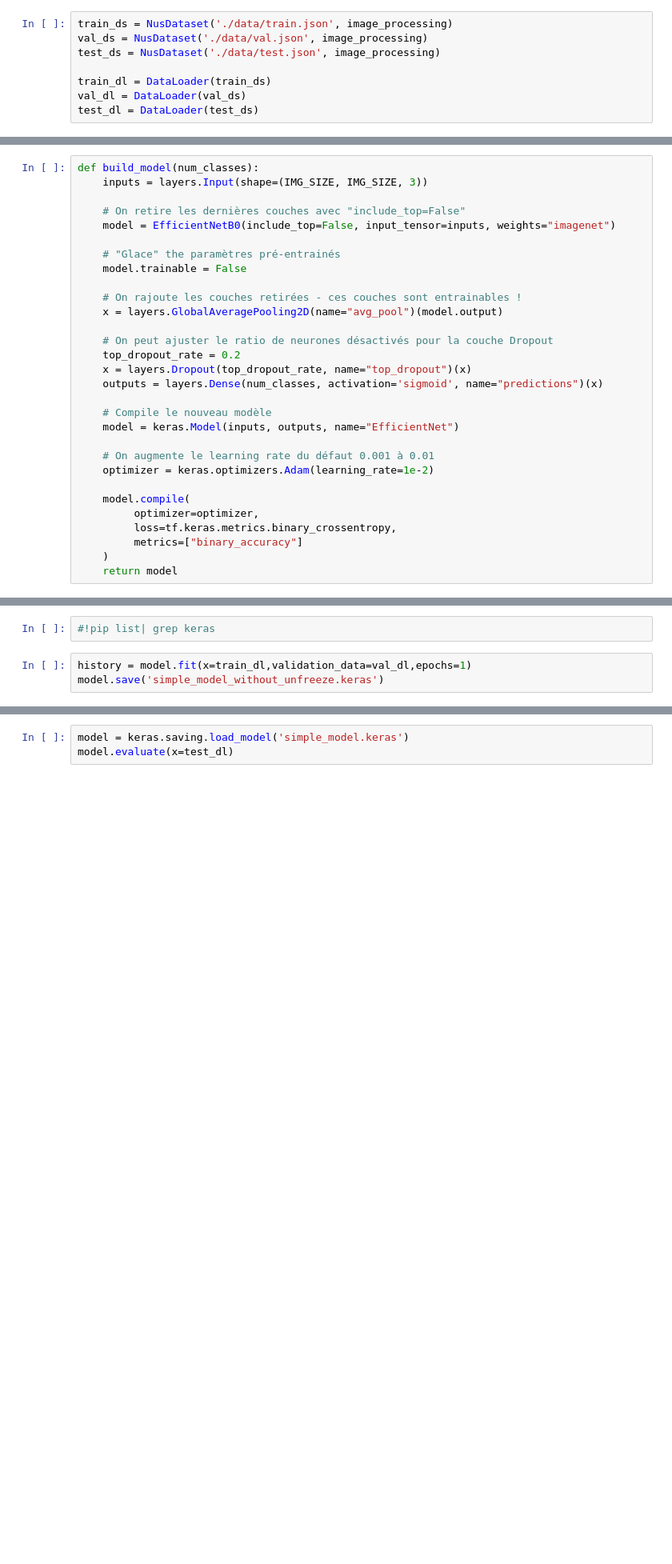
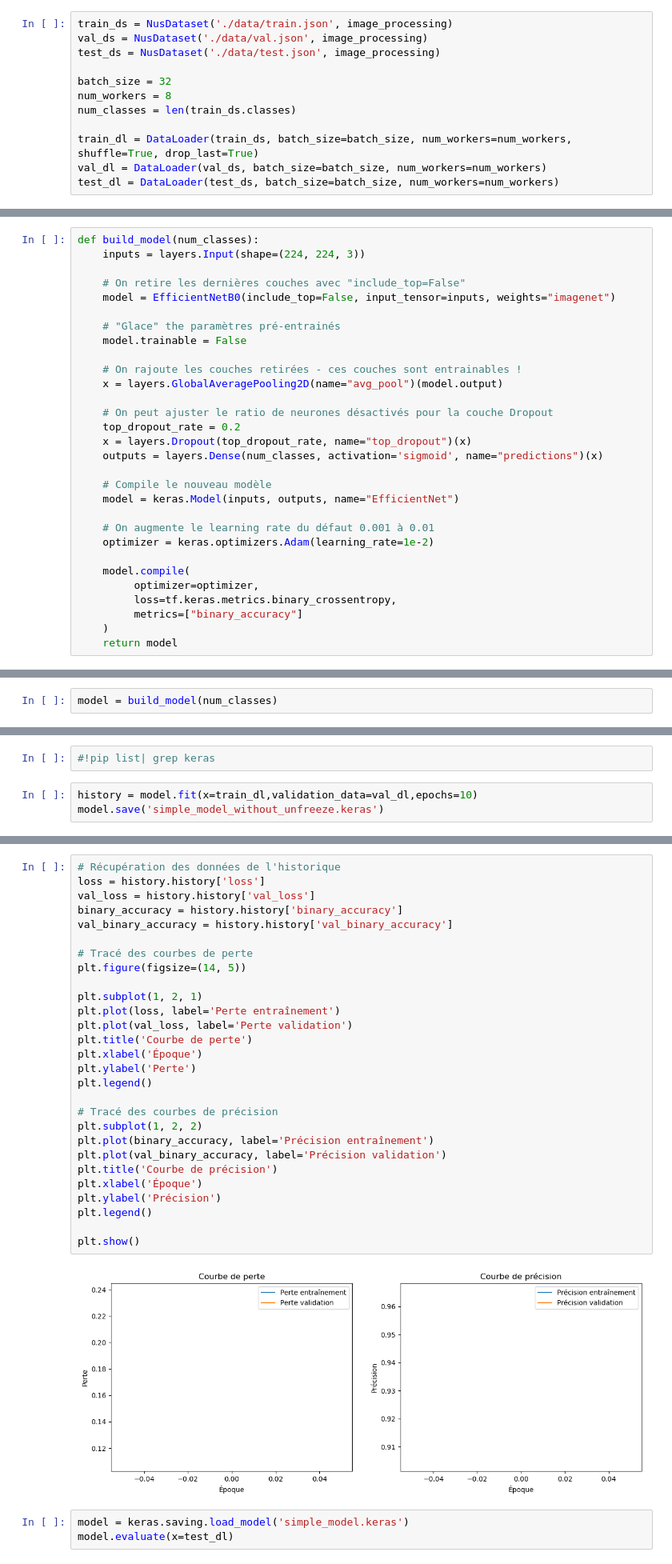
Before and after one commit to ochekroun/projet-ia, a Jupyter notebook: classification-images/Notebook.ipynb, the cells around one changed output, grey strips where cells are left out. Shown at 80% size. Saved outputs shown, nothing was run; the diff lists cells and outputs as text; blank space fills up the shorter version.

Commit message:
Modification des batches

```diff
--- a/classification-images/Notebook.ipynb
+++ b/classification-images/Notebook.ipynb
@@ -331,6 +326,10 @@ train_ds = NusDataset('./data/train.json', image_processing)
 val_ds = NusDataset('./data/val.json', image_processing)
 test_ds = NusDataset('./data/test.json', image_processing)
 
-train_dl = DataLoader(train_ds)
-val_dl = DataLoader(val_ds)
-test_dl = DataLoader(test_ds)
+batch_size = 32
+num_workers = 8
+num_classes = len(train_ds.classes)
+
+train_dl = DataLoader(train_ds, batch_size=batch_size, num_workers=num_workers, shuffle=True, drop_last=True)
+val_dl = DataLoader(val_ds, batch_size=batch_size, num_workers=num_workers)
+test_dl = DataLoader(test_ds, batch_size=batch_size, num_workers=num_workers)
@@ -337,6 +340,6 @@ test_dl = DataLoader(test_ds)
 # %%
 def build_model(num_classes):
-    inputs = layers.Input(shape=(IMG_SIZE, IMG_SIZE, 3))
+    inputs = layers.Input(shape=(224, 224, 3))
 
     # On retire les dernières couches avec "include_top=False"
     model = EfficientNetB0(include_top=False, input_tensor=inputs, weights="imagenet")
@@ -371,3 +370,5 @@ model = build_model(NUM_CLASSES)
+# %%
+model = build_model(num_classes)
 # %%
 def unfreeze_model(model):
     # On rends entrainable les derniers 20 layers (sauf ceux de BatchNormalization)
@@ -385,5 +386,5 @@ unfreeze_model(model)
 # %%
 #!pip list| grep keras
 # %%
-history = model.fit(x=train_dl,validation_data=val_dl,epochs=1)
+history = model.fit(x=train_dl,validation_data=val_dl,epochs=10)
 model.save('simple_model_without_unfreeze.keras')
@@ -390,3 +404,33 @@ model.save('simple_model_without_unfreeze.keras')
+# %%
+# Récupération des données de l'historique
+loss = history.history['loss']
+val_loss = history.history['val_loss']
+binary_accuracy = history.history['binary_accuracy']
+val_binary_accuracy = history.history['val_binary_accuracy']
+
+# Tracé des courbes de perte
+plt.figure(figsize=(14, 5))
+
+plt.subplot(1, 2, 1)
+plt.plot(loss, label='Perte entraînement')
+plt.plot(val_loss, label='Perte validation')
+plt.title('Courbe de perte')
+plt.xlabel('Époque')
+plt.ylabel('Perte')
+plt.legend()
+
+# Tracé des courbes de précision
+plt.subplot(1, 2, 2)
+plt.plot(binary_accuracy, label='Précision entraînement')
+plt.plot(val_binary_accuracy, label='Précision validation')
+plt.title('Courbe de précision')
+plt.xlabel('Époque')
+plt.ylabel('Précision')
+plt.legend()
+
+plt.show()
+# %% [output]
+[figure, added]
 # %%
 model = keras.saving.load_model('simple_model.keras')
 model.evaluate(x=test_dl)
```
Also changed, not shown: parts of 9 cells of this notebook.
